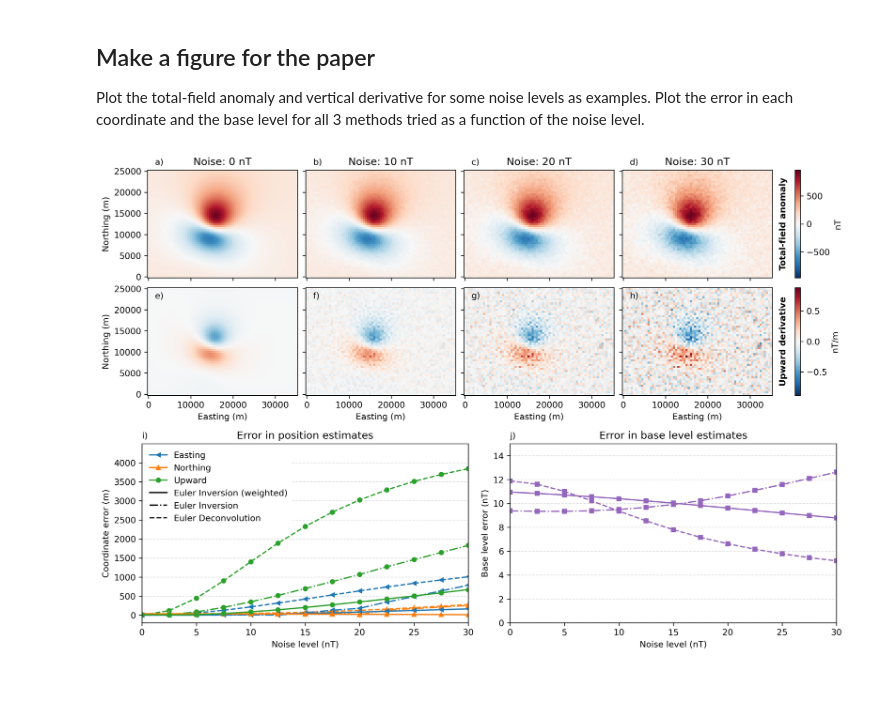
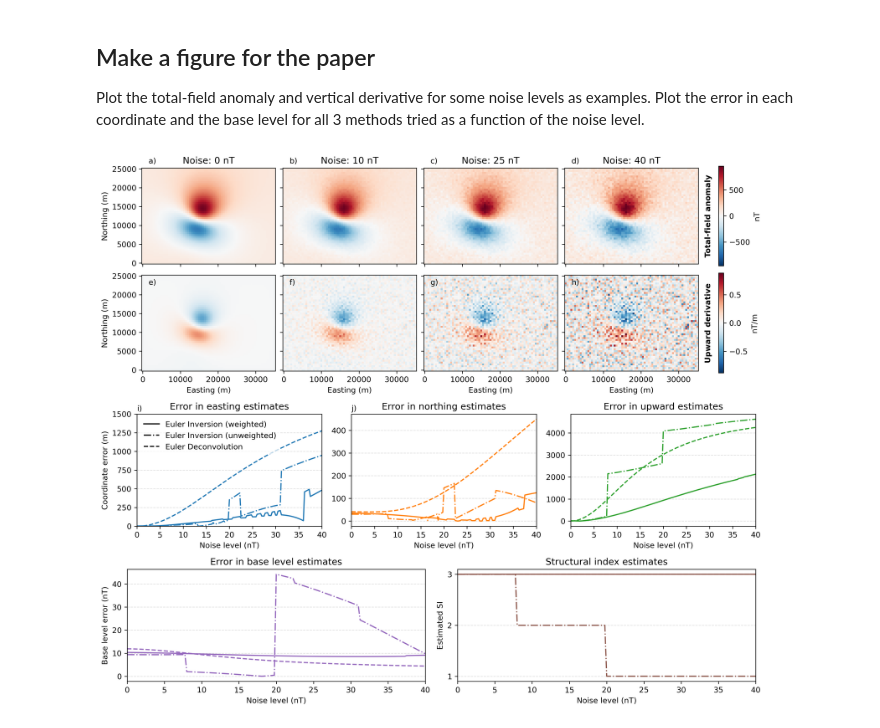
Before and after one commit to compgeolab/euler-inversion, a Jupyter notebook: code/synthetic-noise-levels.ipynb, the cells around one changed output. Cells and saved outputs as stored; diff of their text form; code cells hidden in the pictures; blank space fills up the shorter version.

Commit message:
Use same weights for all synthetics and redo the noise level test

```diff
--- a/code/synthetic-noise-levels.ipynb
+++ b/code/synthetic-noise-levels.ipynb
@@ -106,29 +109,37 @@ plt.show()
 ## Run the Euler Inversion and Deconvolution
 
 Using a single window, run both the deconvolution and inversion on each dataset. Use the correct SI value. The weights used are the default ones defined in `euler.py`.
+# %%
+def euler_inversion_si_estimate(data, weights):
+    estimates = []
+    for si in [1, 2, 3]:
+        estimates.append(
+            euler.EulerInversion(structural_index=si).fit_grid(
+                data, weights=weights
+            )
+        )
+    rmse = [ei.data_misfit_[-1] for ei in estimates]
+    return estimates[np.argmin(rmse)]
 # %%
 estimates_ei = {}
 estimates_ei_weights = {}
 estimates_ed = {}
+weights = euler.DEFAULT_WEIGHTS
 for noise in noisy_data:
     data = noisy_data[noise]
-    estimates_ei_weights[noise] = euler.EulerInversion(structural_index=3).fit_grid(
-        data, weights=(1, 0.1, 0.1, 0.01)
-    )
-    estimates_ei[noise] = euler.EulerInversion(structural_index=3).fit_grid(
-        data, weights=(1, 1, 1, 1)
-    )
+    estimates_ei_weights[noise] = euler_inversion_si_estimate(data, weights)
+    estimates_ei[noise] = euler_inversion_si_estimate(data, weights=(1, 1, 1, 1))
     estimates_ed[noise] = euler.EulerDeconvolution(structural_index=3).fit_grid(data)
 # %% [markdown]
 ## Make a figure for the paper
 
 Plot the total-field anomaly and vertical derivative for some noise levels as examples. Plot the error in each coordinate and the base level for all 3 methods tried as a function of the noise level.
 # %%
-fig = plt.figure(figsize=(12, 8), layout="constrained")
+fig = plt.figure(figsize=(12, 10), layout="constrained")
 
 colors = list(plt.rcParams["axes.prop_cycle"].by_key()["color"])
 
-figures = fig.subfigures(2, 1, height_ratios=[1.2, 1])
+figures = fig.subfigures(3, 1, height_ratios=[1.6, 1, 1])
 
 axes = figures[0].subplots(2, 4, sharey=True, sharex=True)
 
@@ -139,7 +150,7 @@ titles = {
     "deriv_north": "North derivative",
     "deriv_up": "Upward derivative",
 }
-noise_to_plot = [0, 10, 20, 30]
+noise_to_plot = [0, 10, 25, 40]
 
 for ax in axes.ravel():
     ax.set_aspect("equal")
@@ -180,96 +191,98 @@ for ax, field in zip(axes[:, -1], ["field", "deriv_up"]):
     ax.yaxis.set_label_position("right")
     ax.set_ylabel(titles[field], fontweight="bold", labelpad=8)
 
+ax1, ax2, ax3 = figures[1].subplots(1, 3)
 
-ax1, ax2 = figures[1].subplots(1, 2)
 
-for ax, label in zip((ax1, ax2), "ij"):
+ax4, ax5 = figures[2].subplots(1, 2)
+
+for ax, label in zip((ax1, ax2, ax3, ax4, ax5), "ij"):
     ax.text(0, 1.03, f"{label})", transform=ax.transAxes)
 for estimates, style in zip(
     [estimates_ed, estimates_ei, estimates_ei_weights], ["--", "-.", "-"]
 ):
     error_position = []
     error_baselevel = []
+    estimated_si = []
     for noise in estimates:
         ei = estimates[noise]
         error_position.append(np.abs(np.array(true_coordinates) - ei.location_))
-        error_baselevel.append(base_level - ei.base_level_)
+        error_baselevel.append(np.abs(base_level - ei.base_level_))
+        estimated_si.append(ei.structural_index)
     error_position = np.array(error_position)
-
     (east,) = ax1.plot(
         noise_levels,
         error_position[:, 0],
         color=colors[0],
         linestyle=style,
-        marker="<",
         markersize=5,
     )
-    (north,) = ax1.plot(
+    (north,) = ax2.plot(
         noise_levels,
         error_position[:, 1],
         color=colors[1],
         linestyle=style,
-        marker="^",
         markersize=5,
     )
-    (up,) = ax1.plot(
+    (up,) = ax3.plot(
         noise_levels,
         error_position[:, 2],
         color=colors[2],
         linestyle=style,
-        marker="o",
         markersize=5,
     )
-    (base,) = ax2.plot(
+    (base,) = ax4.plot(
         noise_levels,
         error_baselevel,
         color=colors[4],
         linestyle=style,
-        marker="s",
         markersize=5,
     )
-ax1.grid(axis="y", alpha=0.4, linestyle="--")
-ax2.grid(axis="y", alpha=0.4, linestyle="--")
+    (si,) = ax5.plot(
+        noise_levels,
+        estimated_si,
+        color=colors[5],
+        linestyle=style,
+        markersize=5,
+    )
+for ax in [ax1, ax2, ax3, ax4, ax5]:
+    ax.grid(axis="y", alpha=0.4, linestyle="--")
+    ax.set_xlim(min(noise_levels), max(noise_levels))
+    ax.set_xlabel("Noise level (nT)")
 (inversion_weights,) = ax1.plot([], [], "-k")
 (inversion,) = ax1.plot([], [], "-.k")
 (deconv,) = ax1.plot([], [], "--k")
 ax1.legend(
     [
-        east,
-        north,
-        up,
         inversion_weights,
         inversion,
         deconv,
     ],
     [
-        "Easting",
-        "Northing",
-        "Upward",
         "Euler Inversion (weighted)",
-        "Euler Inversion",
+        "Euler Inversion (unweighted)",
         "Euler Deconvolution",
     ],
-    framealpha=1,
+    framealpha=0.7,
     facecolor="#ffffff",
     edgecolor="#ffffff",
 )
-ax2.set_ylim(0, 15)
-ax1.set_ylim(-200, 4500)
-ax1.set_yticks(np.arange(0, 4001, 500))
-for ax in (ax1, ax2):
-    ax.set_xlim(min(noise_levels), max(noise_levels))
-    ax.set_xlabel("Noise level (nT)")
 ax1.set_ylabel("Coordinate error (m)")
-ax2.set_ylabel("Base level error (nT)")
-ax1.set_title("Error in position estimates")
-ax2.set_title("Error in base level estimates")
+ax4.set_ylabel("Base level error (nT)")
+ax5.set_ylabel("Estimated SI")
+ax1.set_title("Error in easting estimates")
+ax2.set_title("Error in northing estimates")
+ax3.set_title("Error in upward estimates")
+ax4.set_title("Error in base level estimates")
+ax5.set_title("Structural index estimates")
+ax1.set_ylim(0, 1500)
+ax5.set_yticks([1, 2, 3])
 
 # Save the figure and display the saved figure because savefig and
 # show can sometimes create slightly different figures
 figfile = Path("..") / "paper" / "figures" / "synthetic-noise-levels.png"
 fig.savefig(figfile, dpi=300, bbox_inches="tight")
 plt.close()
 Image(figfile)
 # %% [output]
-[figure, old version]
+[figure, new version]
```
Also changed, not shown: parts of 4 cells of this notebook, 9 other files.
